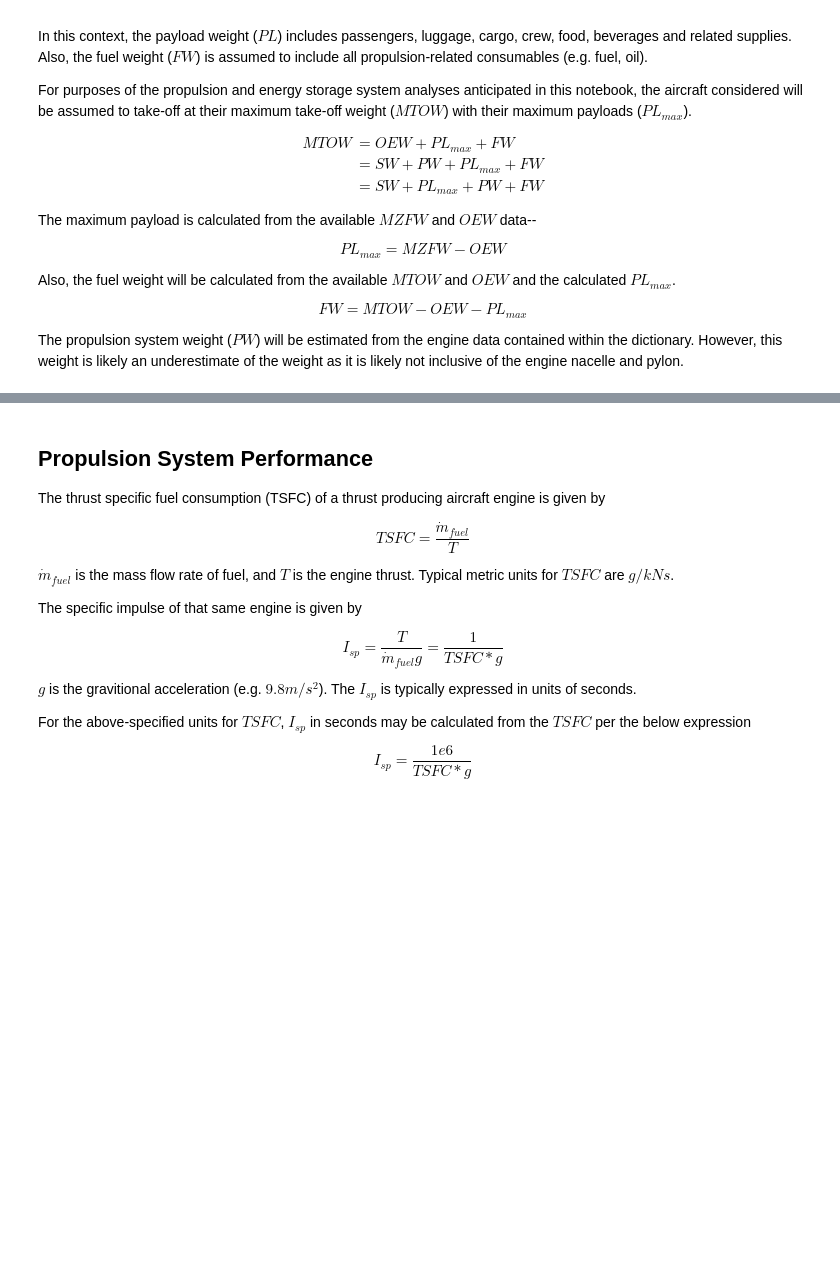
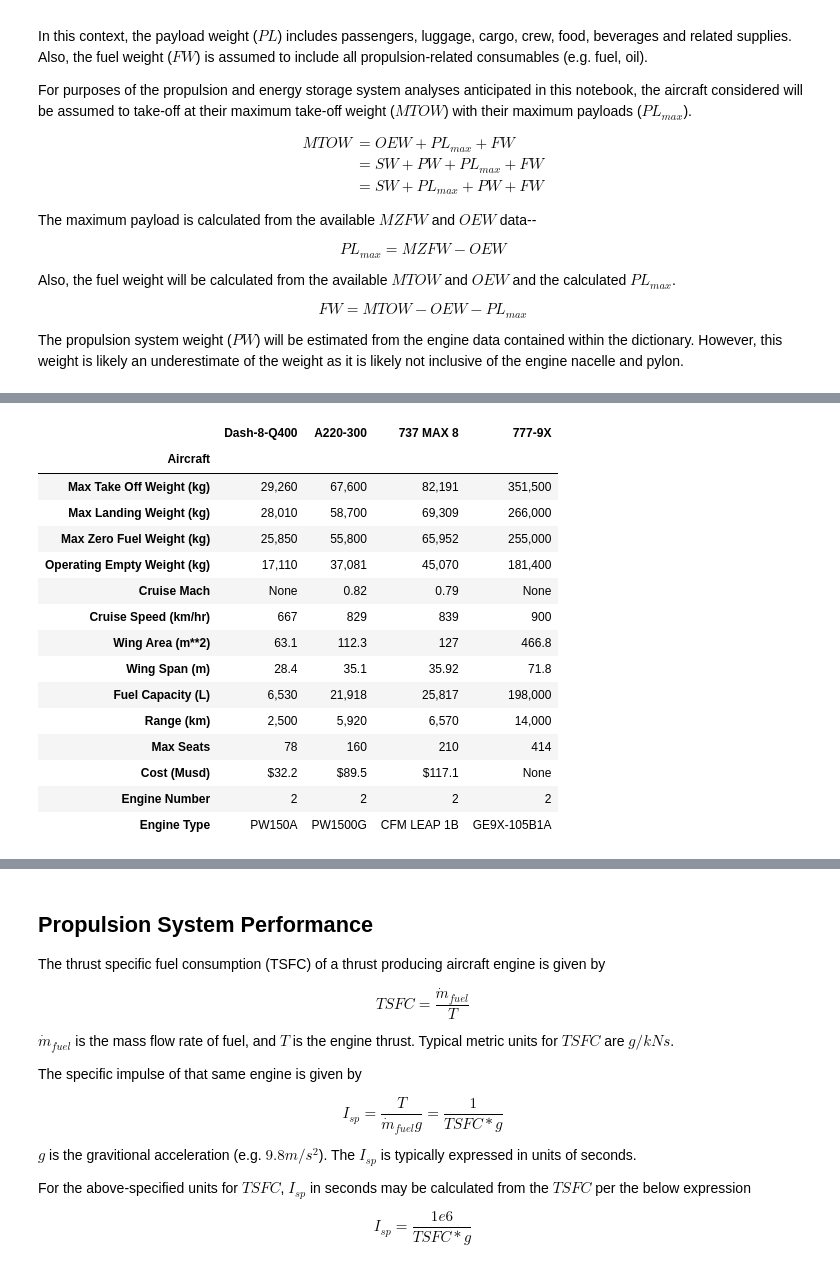
Before and after one commit to davetew/Zero-Carbon-Aviation, a Jupyter notebook: Electric_Propulsion.ipynb, the cells around one changed output, grey strips where cells are left out. Drawn from its saved outputs; the diff is of its cells as text; code cells hidden in the pictures; blank space fills up the shorter version.

```diff
--- a/Electric_Propulsion.ipynb
+++ b/Electric_Propulsion.ipynb
@@ -458,0 +325,25 @@ display(AircraftDataFrame)
+# %%
+"""Load aircraft data"""
+import requests
+rawACData = requests.get('https://docs.google.com/spreadsheets/d/e/2PACX-1vSA_H7NEvMSQTltN4FRqKaJ-8uWw_bDHwP2WarH4PzRh8Qm3IOajMyOMxhZ1hzv9Ui-tXKjMt9KhvuY/pub?gid=0&single=true&output=csv')
+
+from io import BytesIO
+AircraftData = pd.read_csv(BytesIO(rawACData.content), index_col=0)
+display(AircraftData)
+# %% [output]
+|  | Dash-8-Q400 | A220-300 | 737 MAX 8 | 777-9X |
+| Aircraft |  |  |  |  |
+| Max Take Off Weight (kg) | 29,260 | 67,600 | 82,191 | 351,500 |
+| Max Landing Weight (kg) | 28,010 | 58,700 | 69,309 | 266,000 |
+| Max Zero Fuel Weight (kg) | 25,850 | 55,800 | 65,952 | 255,000 |
+| Operating Empty Weight (kg) | 17,110 | 37,081 | 45,070 | 181,400 |
+| Cruise Mach | None | 0.82 | 0.79 | None |
+| Cruise Speed (km/hr) | 667 | 829 | 839 | 900 |
+| Wing Area (m**2) | 63.1 | 112.3 | 127 | 466.8 |
+| Wing Span (m) | 28.4 | 35.1 | 35.92 | 71.8 |
+| Fuel Capacity (L) | 6,530 | 21,918 | 25,817 | 198,000 |
+| Range (km) | 2,500 | 5,920 | 6,570 | 14,000 |
+| Max Seats | 78 | 160 | 210 | 414 |
+| Cost (Musd) | $32.2 | $89.5 | $117.1 | None |
+| Engine Number | 2 | 2 | 2 | 2 |
+| Engine Type | PW150A | PW1500G | CFM LEAP 1B | GE9X-105B1A |
```
Also changed, not shown: parts of 10 cells of this notebook.
